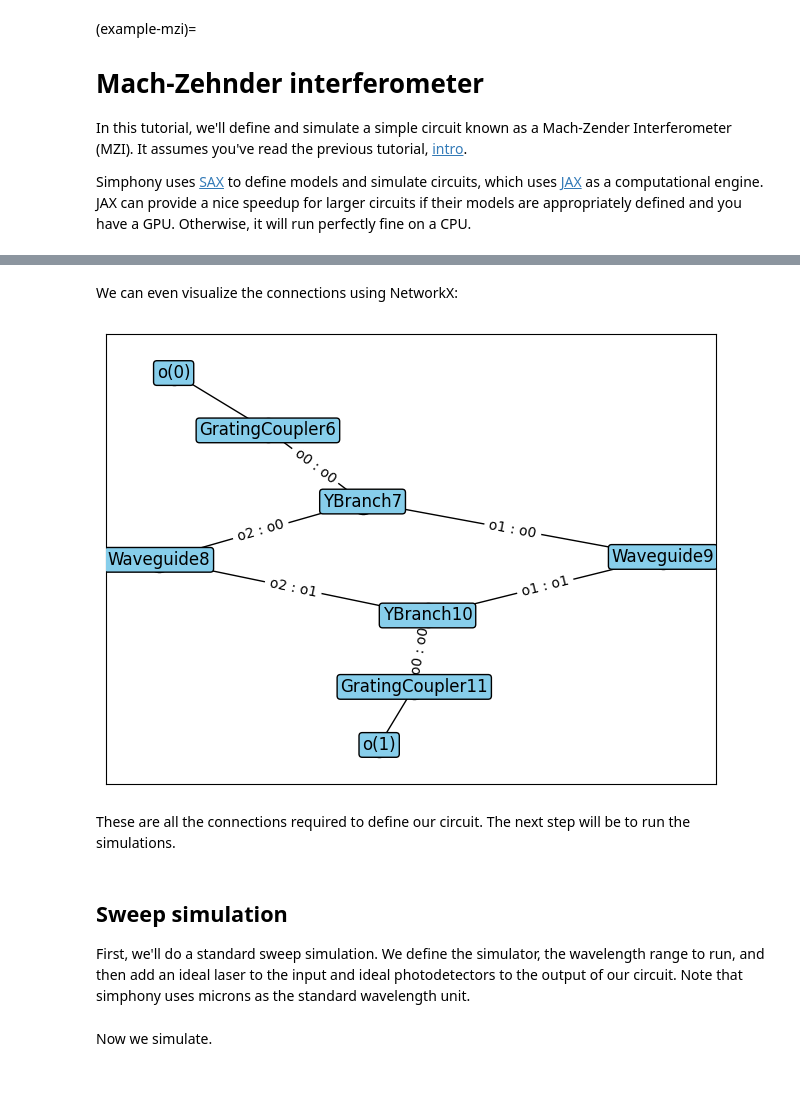
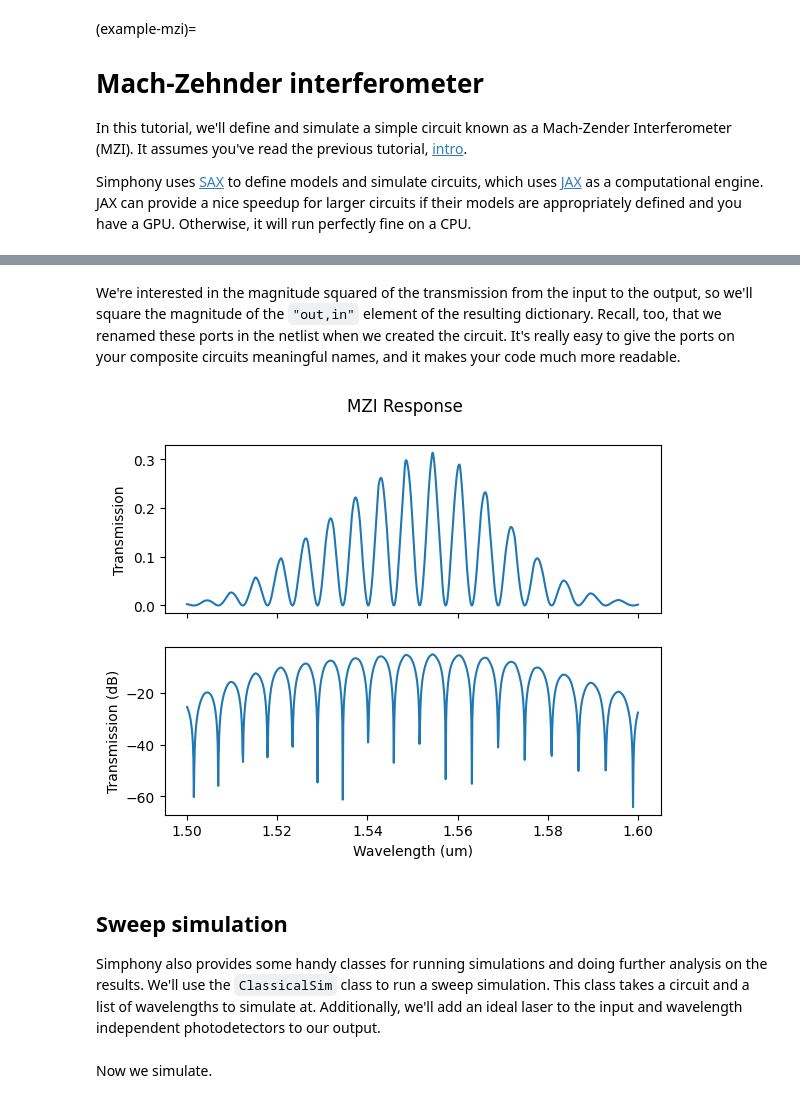
Before and after one commit to BYUCamachoLab/simphony, a Jupyter notebook: docs/tutorials/mzi.ipynb, the cells around one changed output, grey strips where cells are left out. Drawn from its saved outputs; the diff is of its cells as text; code cells hidden in the pictures.

```diff
--- a/docs/tutorials/mzi.ipynb
+++ b/docs/tutorials/mzi.ipynb
@@ -149,16 +143,29 @@ print(ckt.port_info())
-# %% [markdown]
-We can even visualize the connections using NetworkX:
-# %%
-ckt.plot_networkx()
-plt.show()
-# %% [output]
-[figure, removed]
-# %% [markdown]
-These are all the connections required to define our circuit. The next step will be to run the simulations.
-# %% [markdown]
-## Sweep simulation
-
-First, we'll do a standard sweep simulation. We define the simulator, the wavelength range to run, and then add an ideal laser to
-the input and ideal photodetectors to the output of our circuit. Note that simphony uses microns as the standard wavelength unit.
+# %% [markdown]
+We're interested in the magnitude squared of the transmission from the input
+to the output, so we'll square the magnitude of the ``"out,in"`` element of the
+resulting dictionary. Recall, too, that we renamed these ports in the netlist
+when we created the circuit. It's really easy to give the ports on your
+composite circuits meaningful names, and it makes your code much more readable.
+# %%
+mag = jnp.abs(S["out", "in"])**2
+
+fig, axs = plt.subplots(2, 1, sharex=True)
+axs[0].plot(wl, mag)
+axs[0].set_ylabel("Transmission")
+axs[1].plot(wl, 10*jnp.log10(mag))
+axs[1].set_ylabel("Transmission (dB)")
+axs[1].set_xlabel("Wavelength (um)")
+plt.suptitle("MZI Response")
+plt.show()
+# %% [output]
+[figure, added]
+# %% [markdown]
+## Sweep simulation
+
+Simphony also provides some handy classes for running simulations and doing
+further analysis on the results. We'll use the ``ClassicalSim`` class to run
+a sweep simulation. This class takes a circuit and a list of wavelengths to
+simulate at. Additionally, we'll add an ideal laser to the input and wavelength
+independent photodetectors to our output.
 # %%
 from simphony.simulation import ClassicalSim
```
Also changed, not shown: parts of 15 cells of this notebook, 4 other files.
